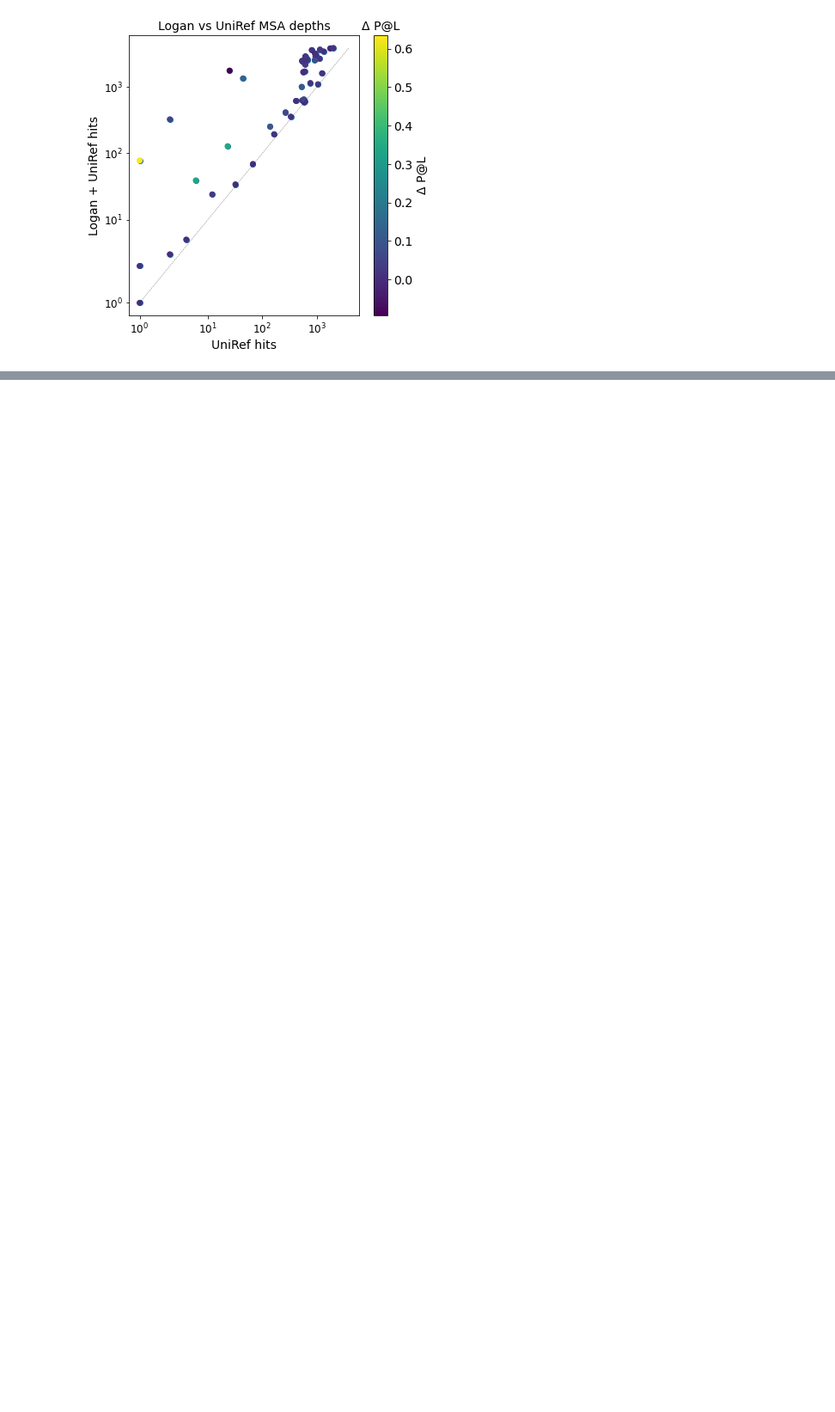
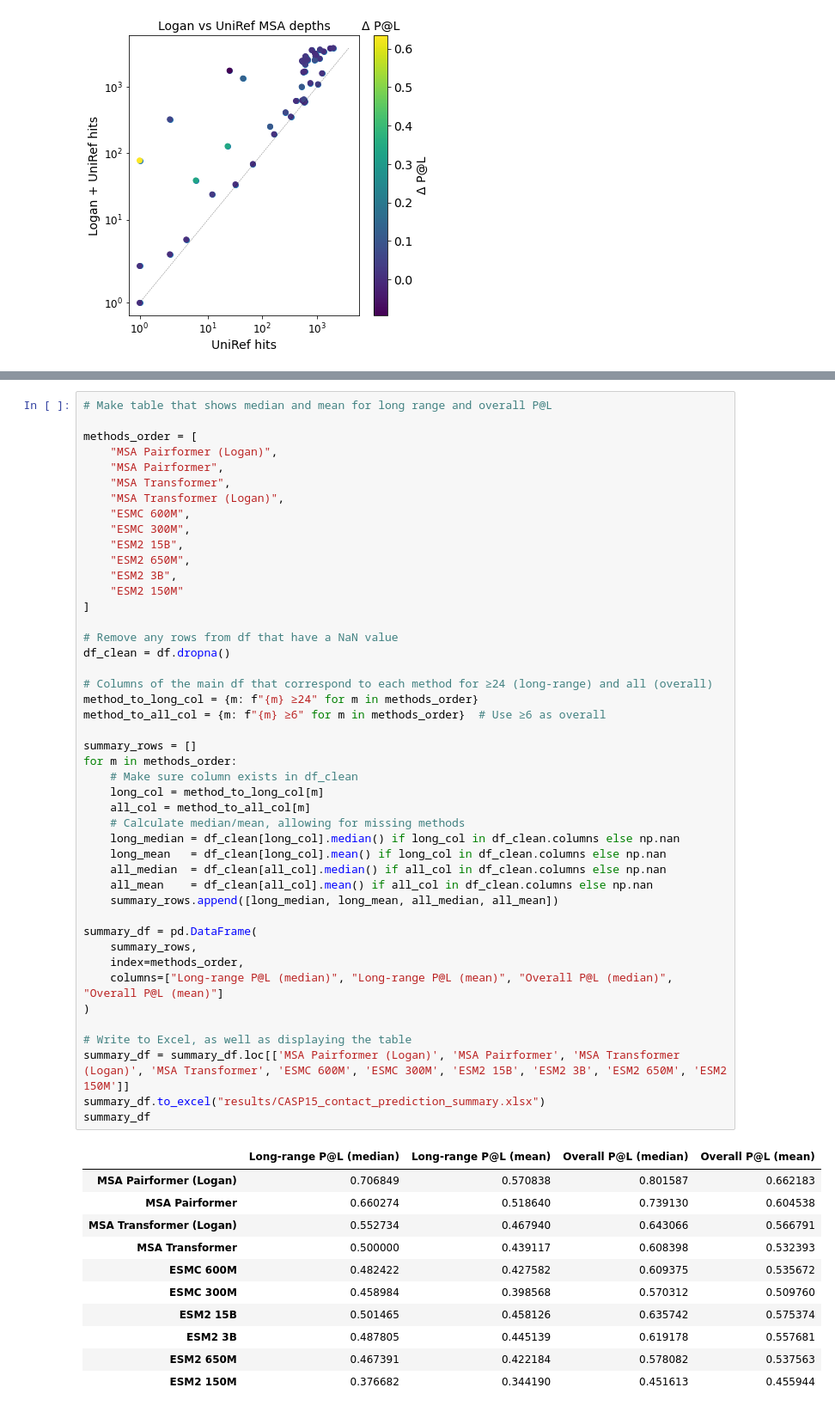
Before and after one commit to yoakiyama/MSA_Pairformer, a Jupyter notebook: Cell_2026_analysis_notebooks/Figure5/Figure5A_CASP15.ipynb, the cells around one changed output, grey strips where cells are left out. Shown at 86% size. Saved outputs shown, nothing was run; the diff lists cells and outputs as text; blank space fills up the shorter version.

```diff
--- a/Cell_2026_analysis_notebooks/Figure5/Figure5A_CASP15.ipynb
+++ b/Cell_2026_analysis_notebooks/Figure5/Figure5A_CASP15.ipynb
@@ -1010,0 +1002,57 @@ Error:
+# %%
+# Make table that shows median and mean for long range and overall P@L
+
+methods_order = [
+    "MSA Pairformer (Logan)",
+    "MSA Pairformer",
+    "MSA Transformer",
+    "MSA Transformer (Logan)",
+    "ESMC 600M",
+    "ESMC 300M",
+    "ESM2 15B",
+    "ESM2 650M",
+    "ESM2 3B",
+    "ESM2 150M"
+]
+
+# Remove any rows from df that have a NaN value
+df_clean = df.dropna()
+
+# Columns of the main df that correspond to each method for ≥24 (long-range) and all (overall)
+method_to_long_col = {m: f"{m} ≥24" for m in methods_order}
+method_to_all_col = {m: f"{m} ≥6" for m in methods_order}  # Use ≥6 as overall
+
+summary_rows = []
+for m in methods_order:
+    # Make sure column exists in df_clean
+    long_col = method_to_long_col[m]
+    all_col = method_to_all_col[m]
+    # Calculate median/mean, allowing for missing methods
+    long_median = df_clean[long_col].median() if long_col in df_clean.columns else np.nan
+    long_mean   = df_clean[long_col].mean() if long_col in df_clean.columns else np.nan
+    all_median  = df_clean[all_col].median() if all_col in df_clean.columns else np.nan
+    all_mean    = df_clean[all_col].mean() if all_col in df_clean.columns else np.nan
+    summary_rows.append([long_median, long_mean, all_median, all_mean])
+
+summary_df = pd.DataFrame(
+    summary_rows,
+    index=methods_order,
+    columns=["Long-range P@L (median)", "Long-range P@L (mean)", "Overall P@L (median)", "Overall P@L (mean)"]
+)
+
+# Write to Excel, as well as displaying the table
+summary_df = summary_df.loc[['MSA Pairformer (Logan)', 'MSA Pairformer', 'MSA Transformer (Logan)', 'MSA Transformer', 'ESMC 600M', 'ESMC 300M', 'ESM2 15B', 'ESM2 3B', 'ESM2 650M', 'ESM2 150M']]
+summary_df.to_excel("results/CASP15_contact_prediction_summary.xlsx")
+summary_df
+# %% [output]
+|  | Long-range P@L (median) | Long-range P@L (mean) | Overall P@L (median) | Overall P@L (mean) |
+| MSA Pairformer (Logan) | 0.706849 | 0.570838 | 0.801587 | 0.662183 |
+| MSA Pairformer | 0.660274 | 0.518640 | 0.739130 | 0.604538 |
+| MSA Transformer (Logan) | 0.552734 | 0.467940 | 0.643066 | 0.566791 |
+| MSA Transformer | 0.500000 | 0.439117 | 0.608398 | 0.532393 |
+| ESMC 600M | 0.482422 | 0.427582 | 0.609375 | 0.535672 |
+| ESMC 300M | 0.458984 | 0.398568 | 0.570312 | 0.509760 |
+| ESM2 15B | 0.501465 | 0.458126 | 0.635742 | 0.575374 |
+| ESM2 3B | 0.487805 | 0.445139 | 0.619178 | 0.557681 |
+| ESM2 650M | 0.467391 | 0.422184 | 0.578082 | 0.537563 |
+| ESM2 150M | 0.376682 | 0.344190 | 0.451613 | 0.455944 |
```
Also changed, not shown: parts of 5 cells of this notebook, 2 other files.
